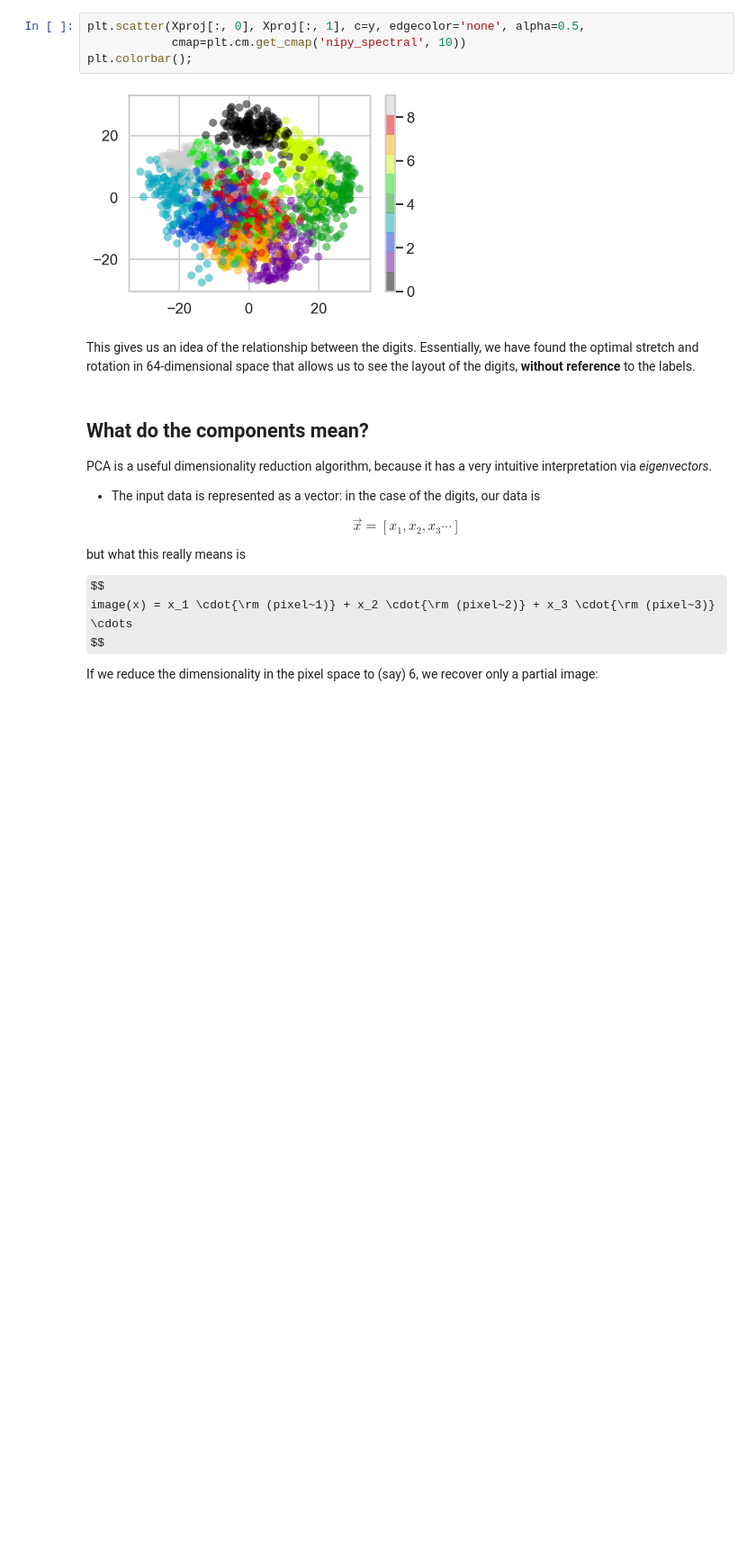
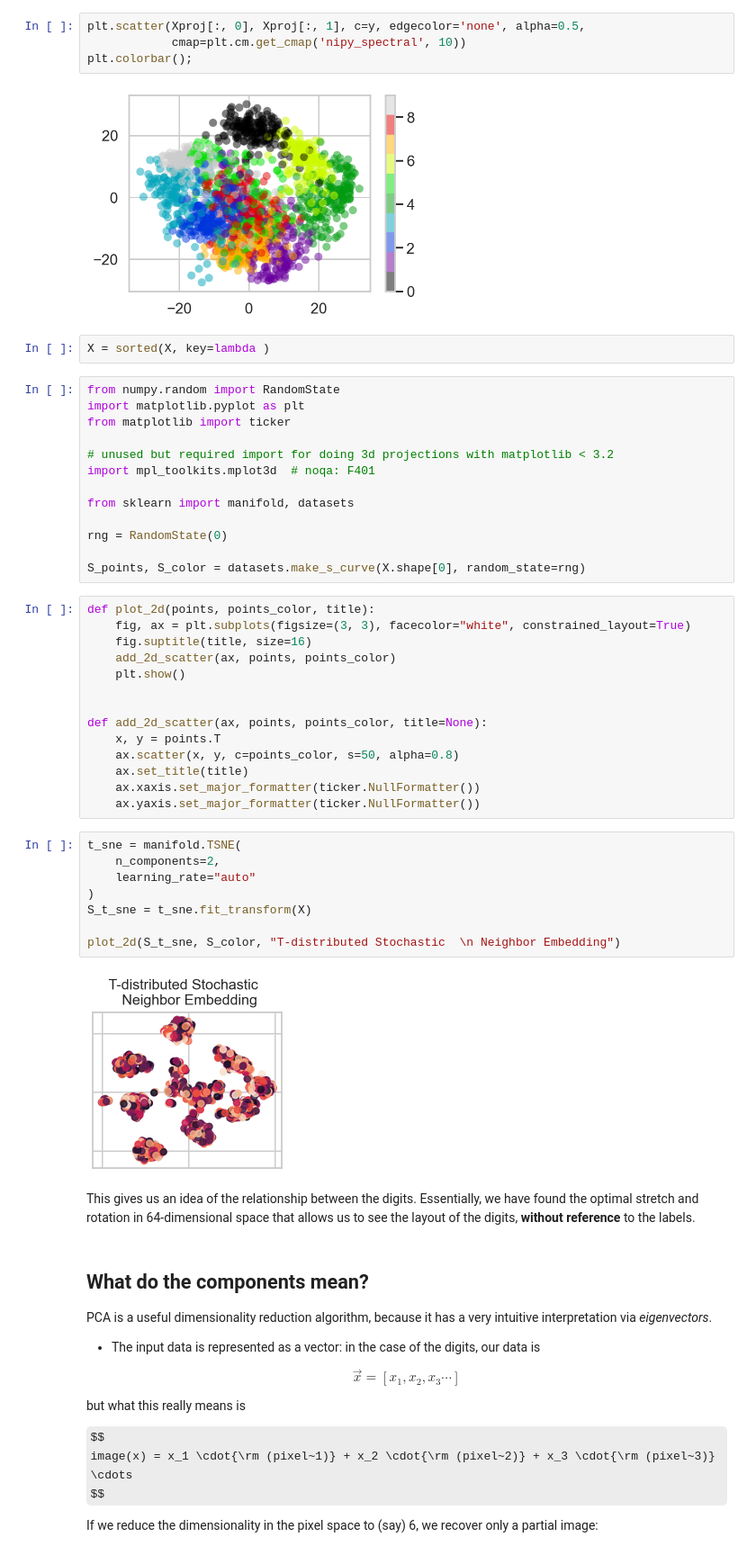
Before and after one commit to Inria-Chile/ml-with-sklearn, a Jupyter notebook: 06. Unsupervised learning and clustering.ipynb, the cells around one changed output. Shown at 90% size. Saved outputs shown, nothing was run; the diff lists cells and outputs as text; some formulas as TeX source; blank space fills up the shorter version.

```diff
--- a/06. Unsupervised learning and clustering.ipynb
+++ b/06. Unsupervised learning and clustering.ipynb
@@ -266,6 +266,45 @@ plt.scatter(Xproj[:, 0], Xproj[:, 1], c=y, edgecolor='none', alpha=0.5,
 plt.colorbar();
 # %% [output]
 [figure]
+# %%
+X = sorted(X, key=lambda )
+# %%
+from numpy.random import RandomState
+import matplotlib.pyplot as plt
+from matplotlib import ticker
+
+# unused but required import for doing 3d projections with matplotlib < 3.2
+import mpl_toolkits.mplot3d  # noqa: F401
+
+from sklearn import manifold, datasets
+
+rng = RandomState(0)
+
+S_points, S_color = datasets.make_s_curve(X.shape[0], random_state=rng)
+# %%
+def plot_2d(points, points_color, title):
+    fig, ax = plt.subplots(figsize=(3, 3), facecolor="white", constrained_layout=True)
+    fig.suptitle(title, size=16)
+    add_2d_scatter(ax, points, points_color)
+    plt.show()
+
+
+def add_2d_scatter(ax, points, points_color, title=None):
+    x, y = points.T
+    ax.scatter(x, y, c=points_color, s=50, alpha=0.8)
+    ax.set_title(title)
+    ax.xaxis.set_major_formatter(ticker.NullFormatter())
+    ax.yaxis.set_major_formatter(ticker.NullFormatter())
+# %%
+t_sne = manifold.TSNE(
+    n_components=2,
+    learning_rate="auto"
+)
+S_t_sne = t_sne.fit_transform(X)
+
+plot_2d(S_t_sne, S_color, "T-distributed Stochastic  \n Neighbor Embedding")
+# %% [output]
+[figure, added]
 # %% [markdown]
 This gives us an idea of the relationship between the digits. Essentially, we have found the optimal stretch and rotation in 64-dimensional space that allows us to see the layout of the digits, **without reference** to the labels.
 # %% [markdown]
```
Also changed, not shown: parts of 3 cells of this notebook, 4 other files.
